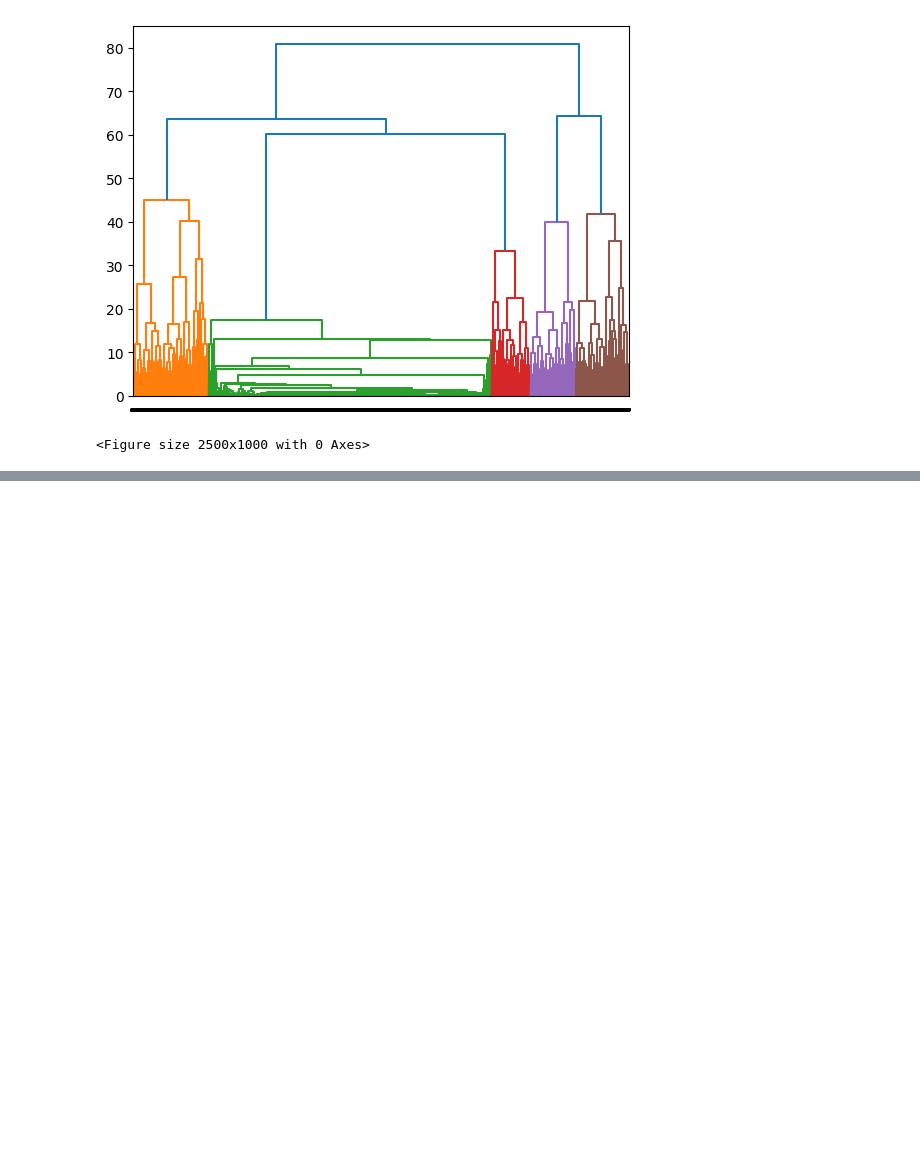
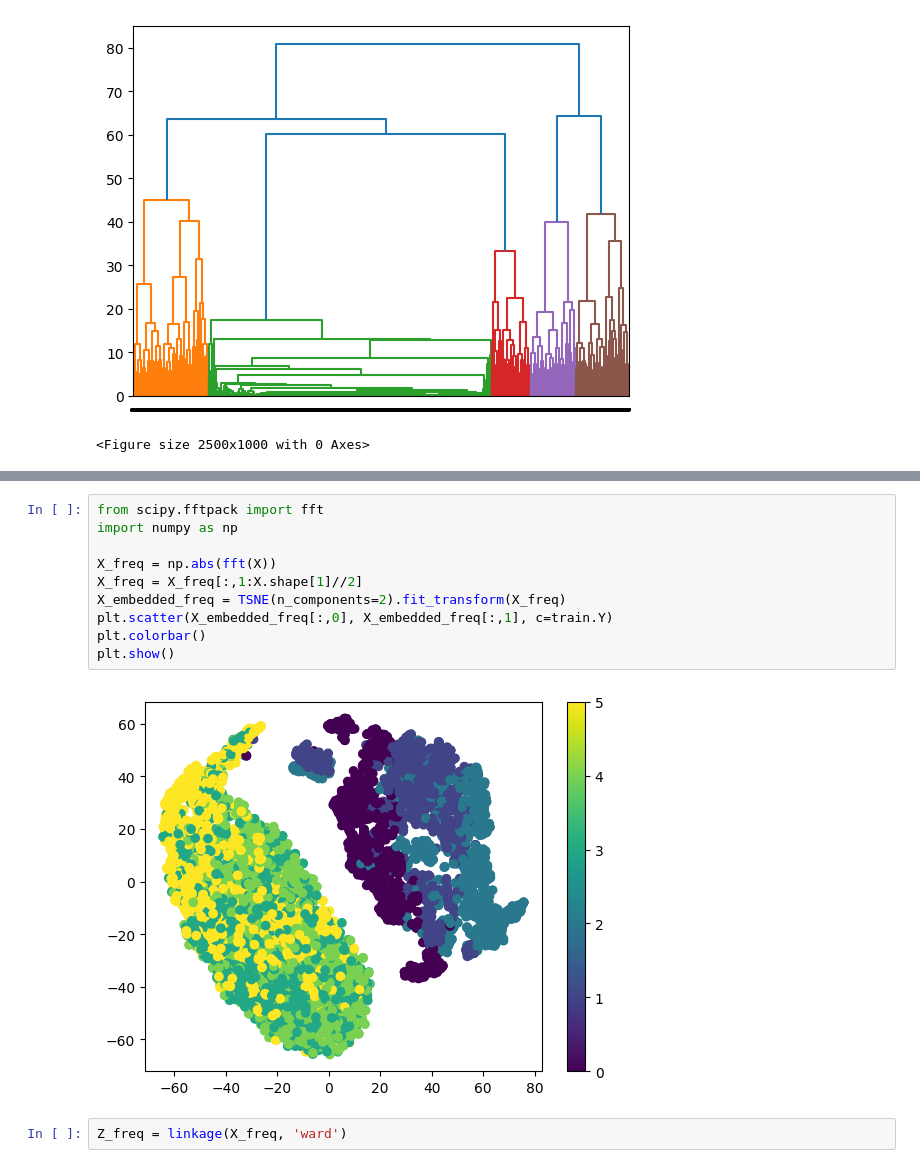
Before and after one commit to salocinrevenge/EpisodeTracker, a Jupyter notebook: code/hierAR.ipynb, the cells around one changed output, grey strips where cells are left out. Drawn from its saved outputs; the diff is of its cells as text; blank space fills up the shorter version.

```diff
--- a/code/hierAR.ipynb
+++ b/code/hierAR.ipynb
@@ -19,0 +32,14 @@ plt.show()
+# %%
+from scipy.fftpack import fft
+import numpy as np
+
+X_freq = np.abs(fft(X))
+X_freq = X_freq[:,1:X.shape[1]//2]
+X_embedded_freq = TSNE(n_components=2).fit_transform(X_freq)
+plt.scatter(X_embedded_freq[:,0], X_embedded_freq[:,1], c=train.Y)
+plt.colorbar()
+plt.show()
+# %% [output]
+[figure, added]
+# %%
+Z_freq = linkage(X_freq, 'ward')
```
Also changed, not shown: parts of 2 cells of this notebook, 1 other file.
